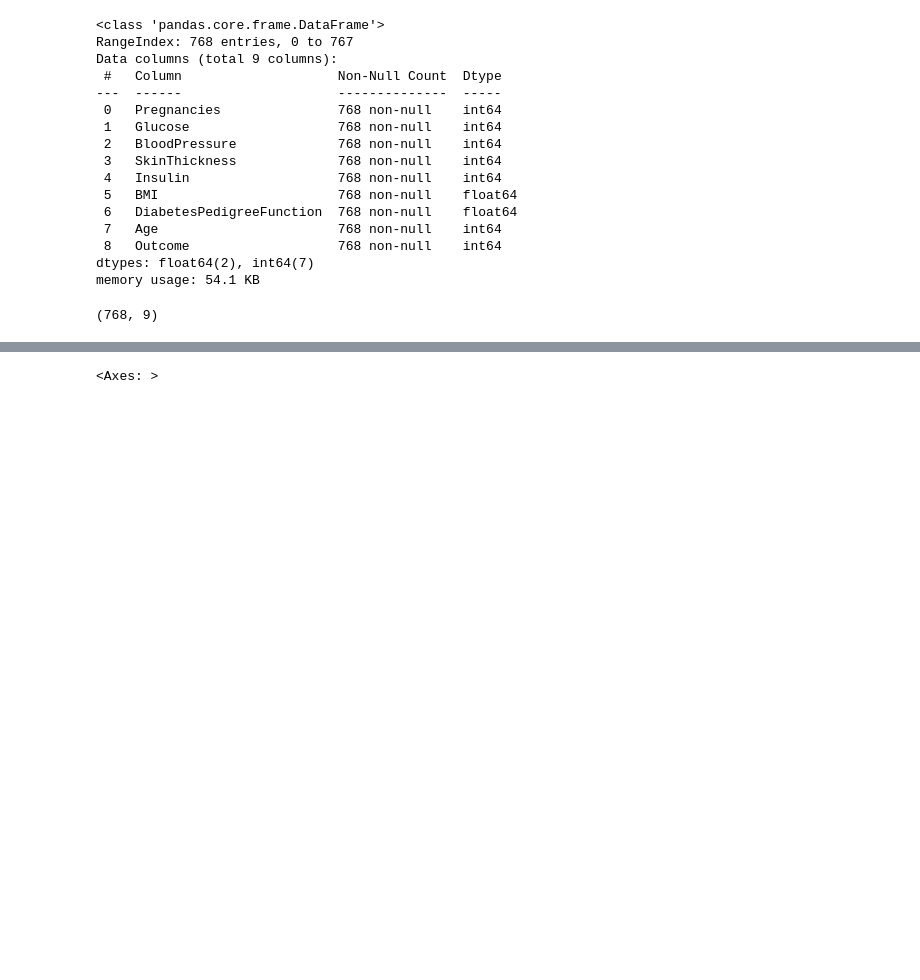
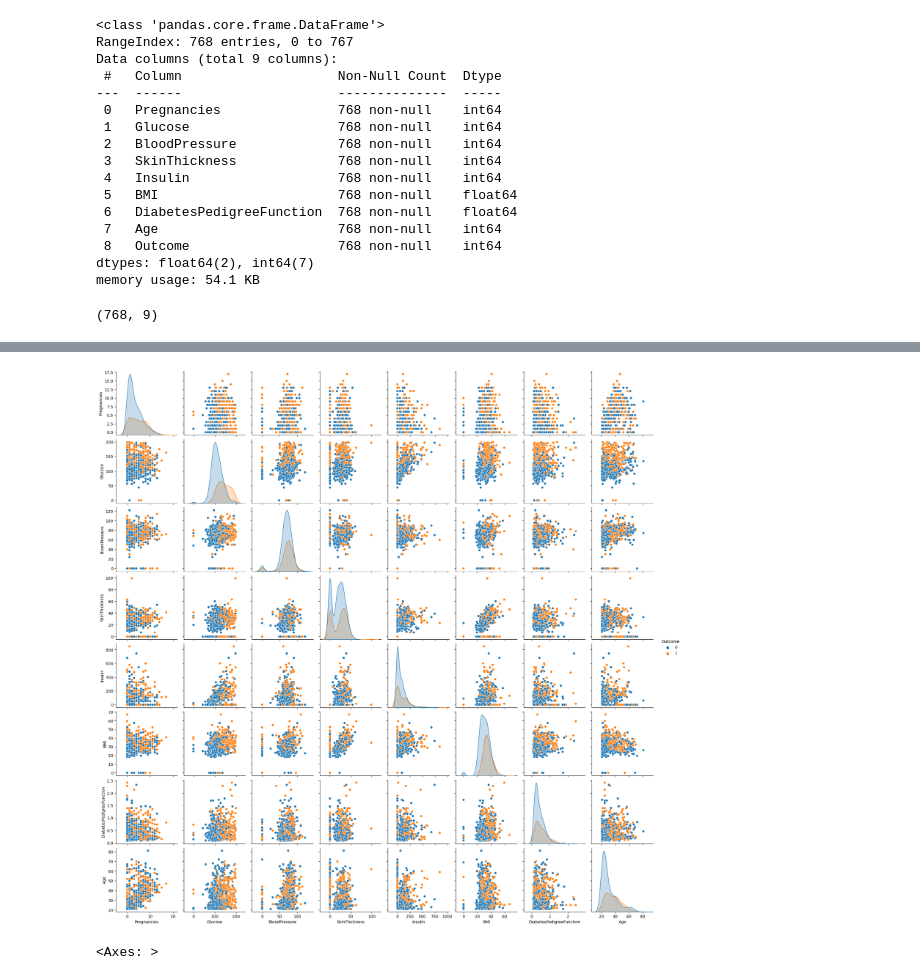
Before and after one commit to Shado2107/diabete_prediction, a Jupyter notebook: prediction.ipynb, the cells around one changed output, grey strips where cells are left out. Cells and saved outputs as stored; diff of their text form; code cells hidden in the pictures; blank space fills up the shorter version.

```diff
--- a/prediction.ipynb
+++ b/prediction.ipynb
@@ -78 +83,6 @@ Outcome                   0.238356  1.000000
+# %%
+sns.pairplot(df, hue="Outcome")
+plt.show()
+# %% [output]
+[figure, added]
 # %%
```
Also changed, not shown: parts of 20 cells of this notebook.
